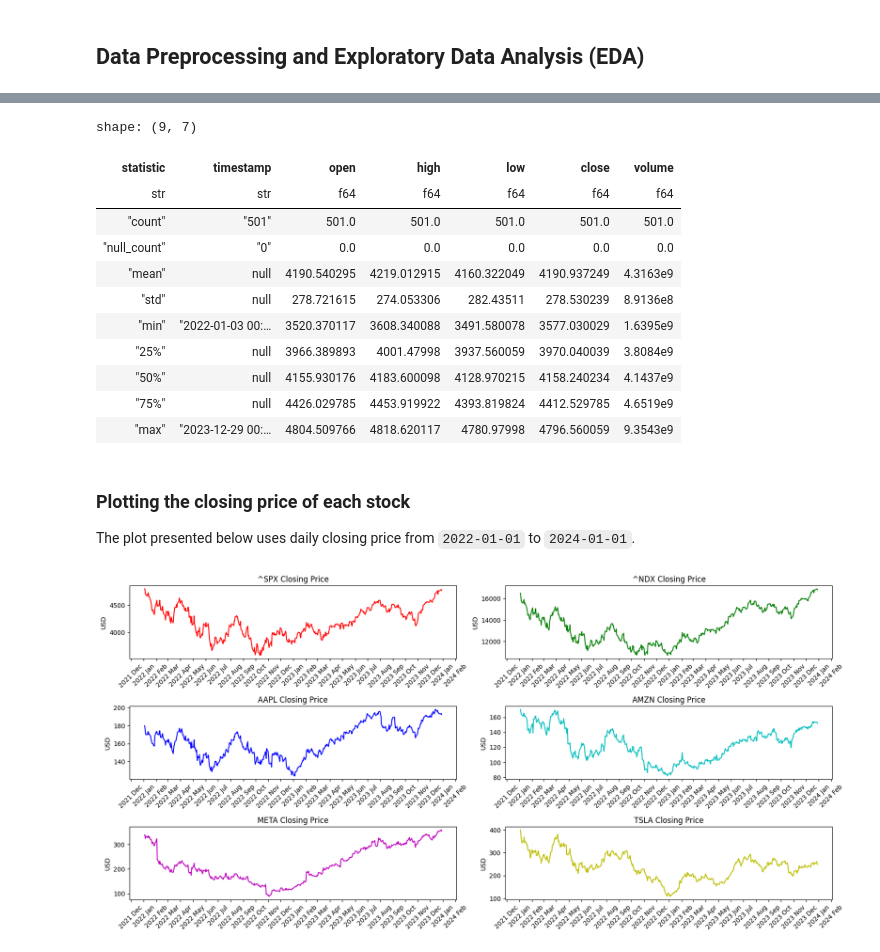
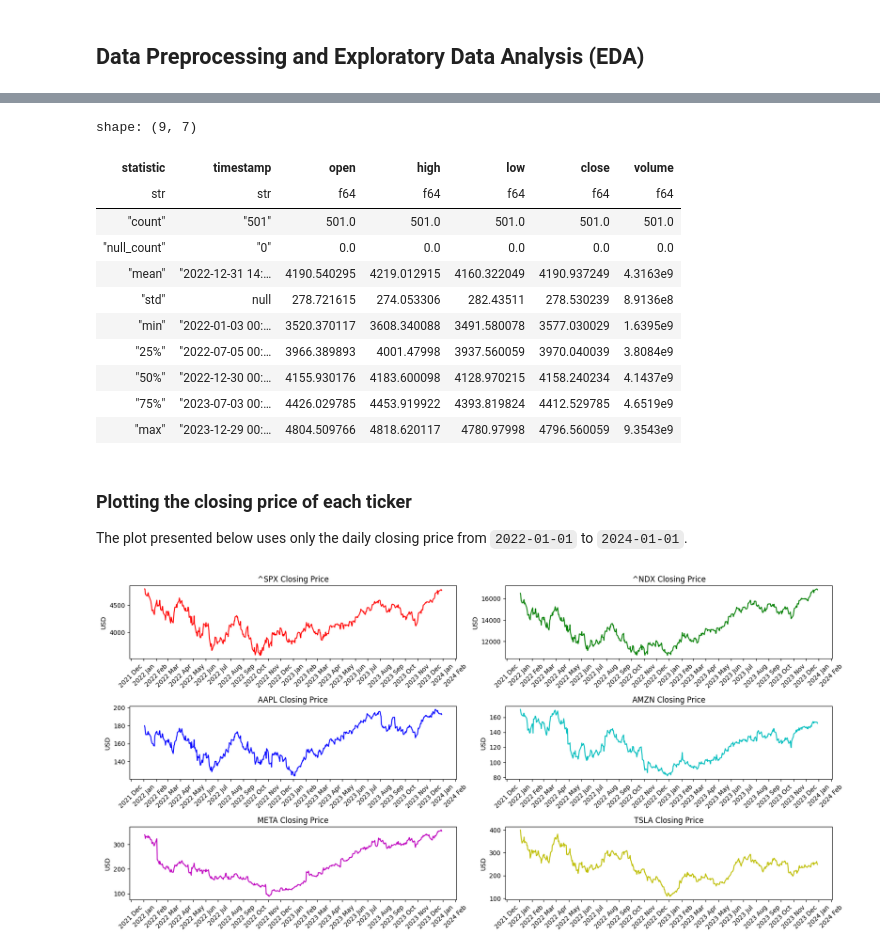
Before and after one commit to marcustut/qml, a Jupyter notebook: notebooks/stock_gan.ipynb, the cells around one changed output, grey strips where cells are left out. Saved outputs shown, nothing was run; the diff lists cells and outputs as text; code cells hidden in the pictures.

```diff
--- a/notebooks/stock_gan.ipynb
+++ b/notebooks/stock_gan.ipynb
@@ -24 +19,18 @@ ticker_dfs = [pl.read_csv(f"{DATASET_DIR}/{ticker}_1d.csv") for ticker in TICKER
+# %%
+dataset = YahooFinanceDataset(
+    tickers=[
+        "^SPX", # Standard & Poor 500 Index
+        "^NDX", # Nasdaq Index
+        "AAPL", # Apple
+        "AMZN", # Amazon
+        "META", # Meta
+        "TSLA", # Tesla
+    ],
+    start=datetime(year=2022, month=1, day=1, tzinfo=timezone.utc),
+    end=datetime(year=2024, month=1, day=1, tzinfo=timezone.utc),
+    interval="1d",
+    root=DATASET_DIR
+)
+
+dataloader = DataLoader(dataset=dataset, batch_size=BATCH_SIZE)
 # %%
@@ -35,22 +47,22 @@ shape: (5, 6)
 # %%
-ticker_dfs[0].describe()
+dataset.tickers[0].describe()
 # %% [output]
 shape: (9, 7)
 | statistic | timestamp | open | high | low | close | volume |
 | str | str | f64 | f64 | f64 | f64 | f64 |
 | "count" | "501" | 501.0 | 501.0 | 501.0 | 501.0 | 501.0 |
 | "null_count" | "0" | 0.0 | 0.0 | 0.0 | 0.0 | 0.0 |
-| "mean" | null | 4190.540295 | 4219.012915 | 4160.322049 | 4190.937249 | 4.3163e9 |
+| "mean" | "2022-12-31 14:… | 4190.540295 | 4219.012915 | 4160.322049 | 4190.937249 | 4.3163e9 |
 | "std" | null | 278.721615 | 274.053306 | 282.43511 | 278.530239 | 8.9136e8 |
 | "min" | "2022-01-03 00:… | 3520.370117 | 3608.340088 | 3491.580078 | 3577.030029 | 1.6395e9 |
-| "25%" | null | 3966.389893 | 4001.47998 | 3937.560059 | 3970.040039 | 3.8084e9 |
-| "50%" | null | 4155.930176 | 4183.600098 | 4128.970215 | 4158.240234 | 4.1437e9 |
-| "75%" | null | 4426.029785 | 4453.919922 | 4393.819824 | 4412.529785 | 4.6519e9 |
+| "25%" | "2022-07-05 00:… | 3966.389893 | 4001.47998 | 3937.560059 | 3970.040039 | 3.8084e9 |
+| "50%" | "2022-12-30 00:… | 4155.930176 | 4183.600098 | 4128.970215 | 4158.240234 | 4.1437e9 |
+| "75%" | "2023-07-03 00:… | 4426.029785 | 4453.919922 | 4393.819824 | 4412.529785 | 4.6519e9 |
 | "max" | "2023-12-29 00:… | 4804.509766 | 4818.620117 | 4780.97998 | 4796.560059 | 9.3543e9 |
 # %% [markdown]
-### Plotting the closing price of each stock
+### Plotting the closing price of each ticker
 
-The plot presented below uses daily closing price from `2022-01-01` to `2024-01-01`.
+The plot presented below uses only the daily closing price from `2022-01-01` to `2024-01-01`.
 # %%
 fig, axs = plt.subplots(3, 2, figsize=(20, 9))
 axs = axs.flat
```
Also changed, not shown: parts of 17 cells of this notebook, 5 other files.
